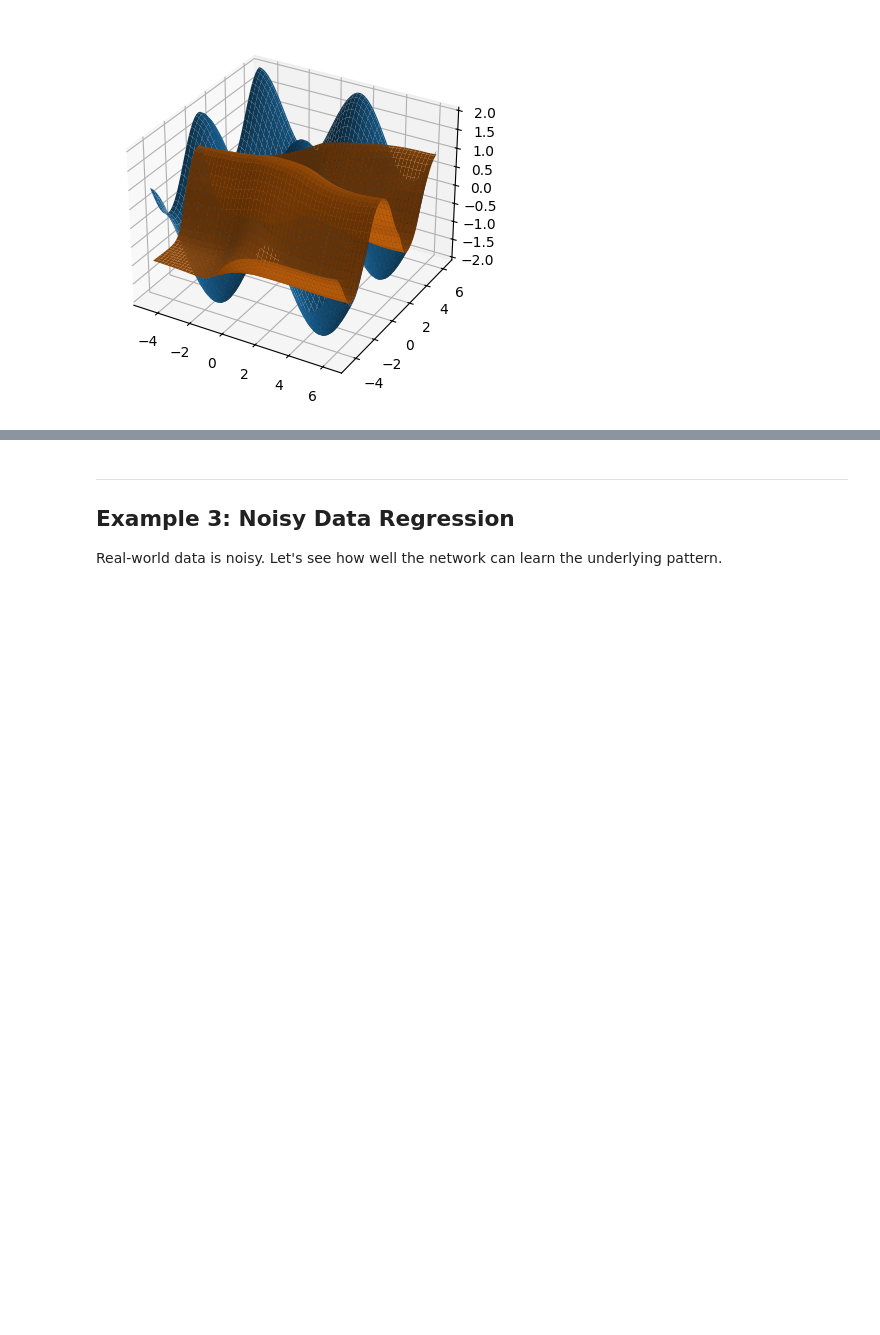
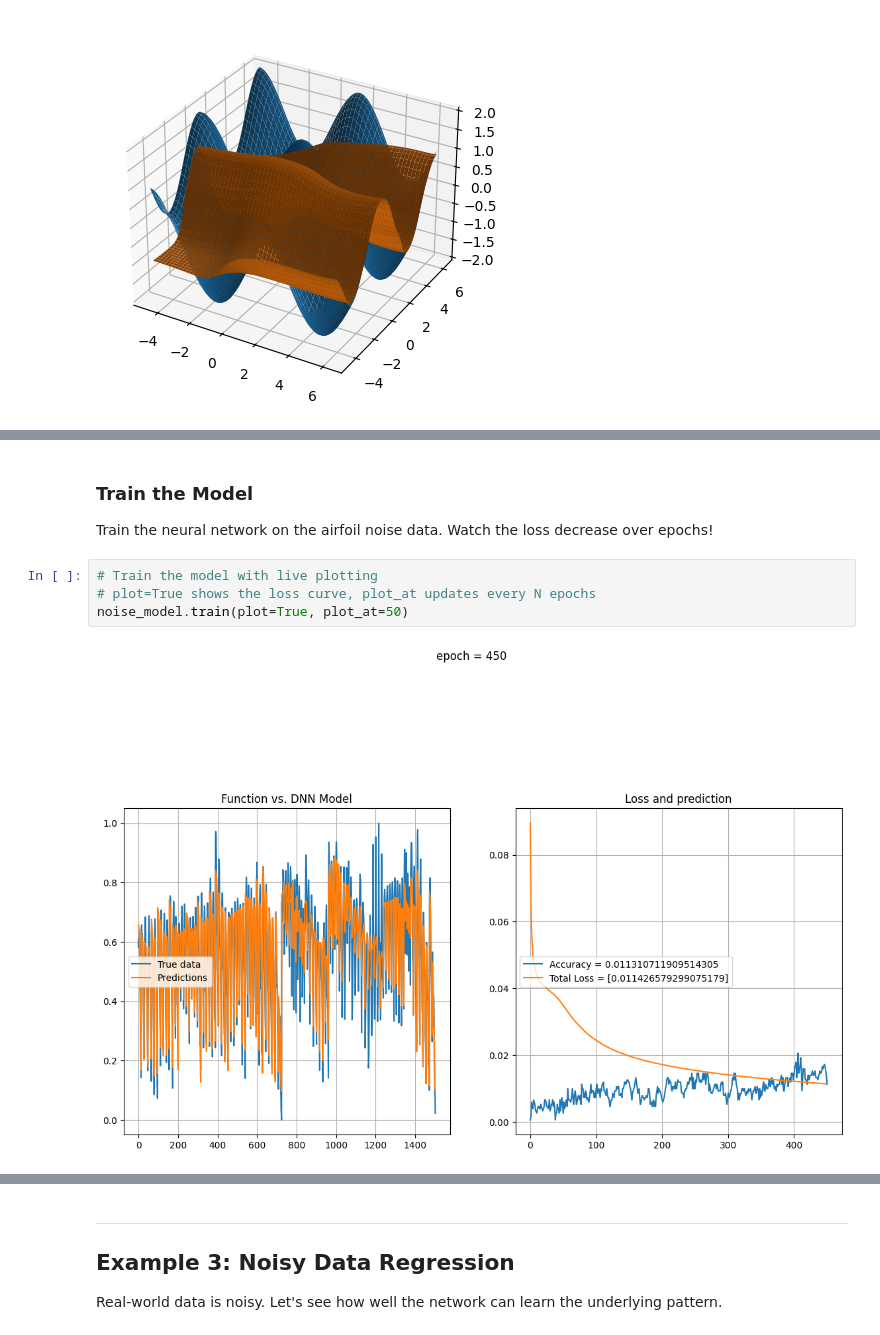
Before and after one commit to kalagotla/dc-qc-sci-python, a Jupyter notebook: hour3_ml/dnns_with_pytorch.ipynb, the cells around one changed output, grey strips where cells are left out. Saved outputs shown, nothing was run; the diff lists cells and outputs as text; blank space fills up the shorter version.

```diff
--- a/hour3_ml/dnns_with_pytorch.ipynb
+++ b/hour3_ml/dnns_with_pytorch.ipynb
@@ -169,0 +240,10 @@ Validation error for the trained model = 0.6728135943412781
+# %% [markdown]
+### Train the Model
+
+Train the neural network on the airfoil noise data. Watch the loss decrease over epochs!
+# %%
+# Train the model with live plotting
+# plot=True shows the loss curve, plot_at updates every N epochs
+noise_model.train(plot=True, plot_at=50)
+# %% [output]
+[figure, added]
```
Also changed, not shown: parts of 14 cells of this notebook, 12 other files.
